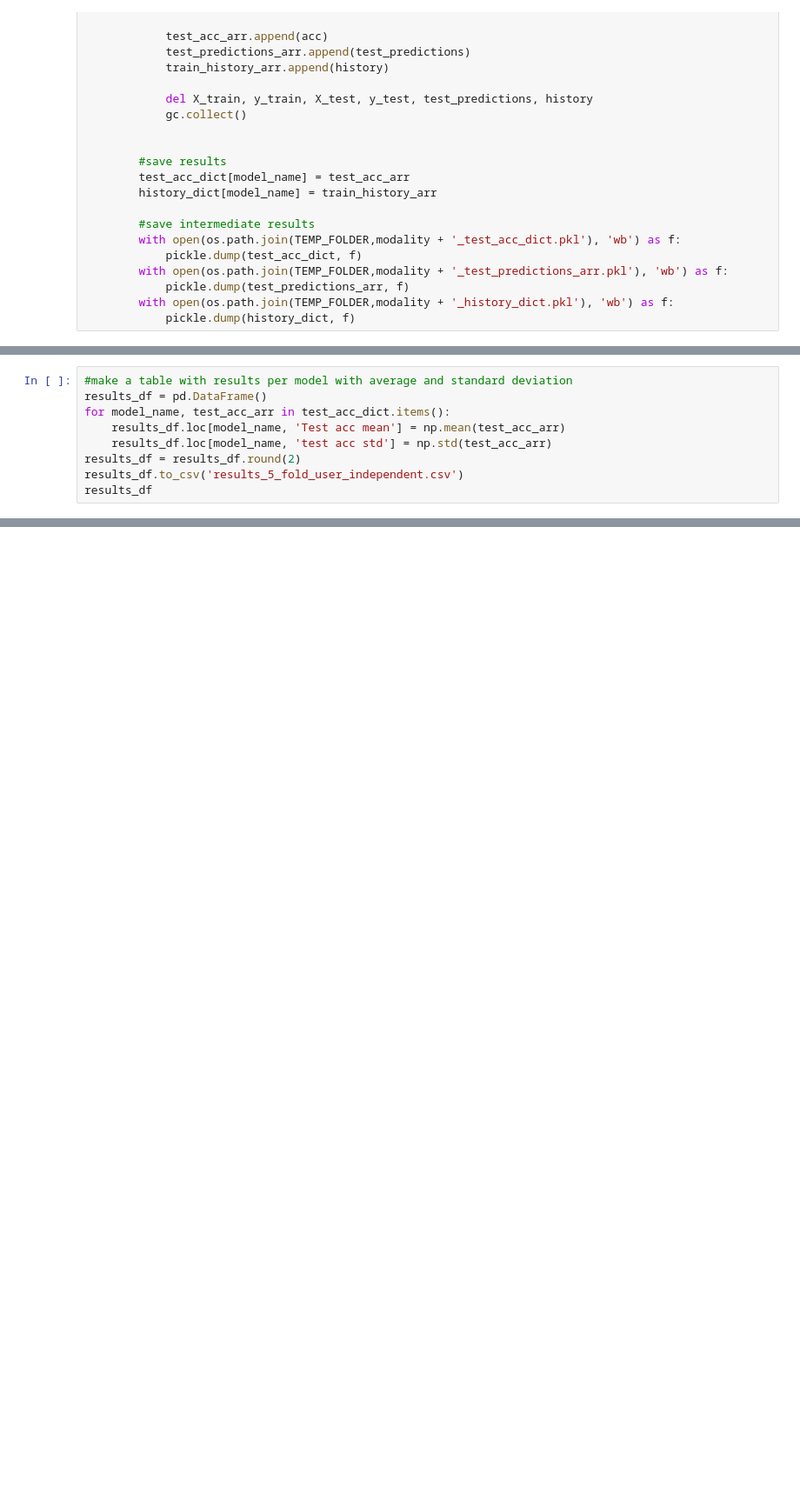
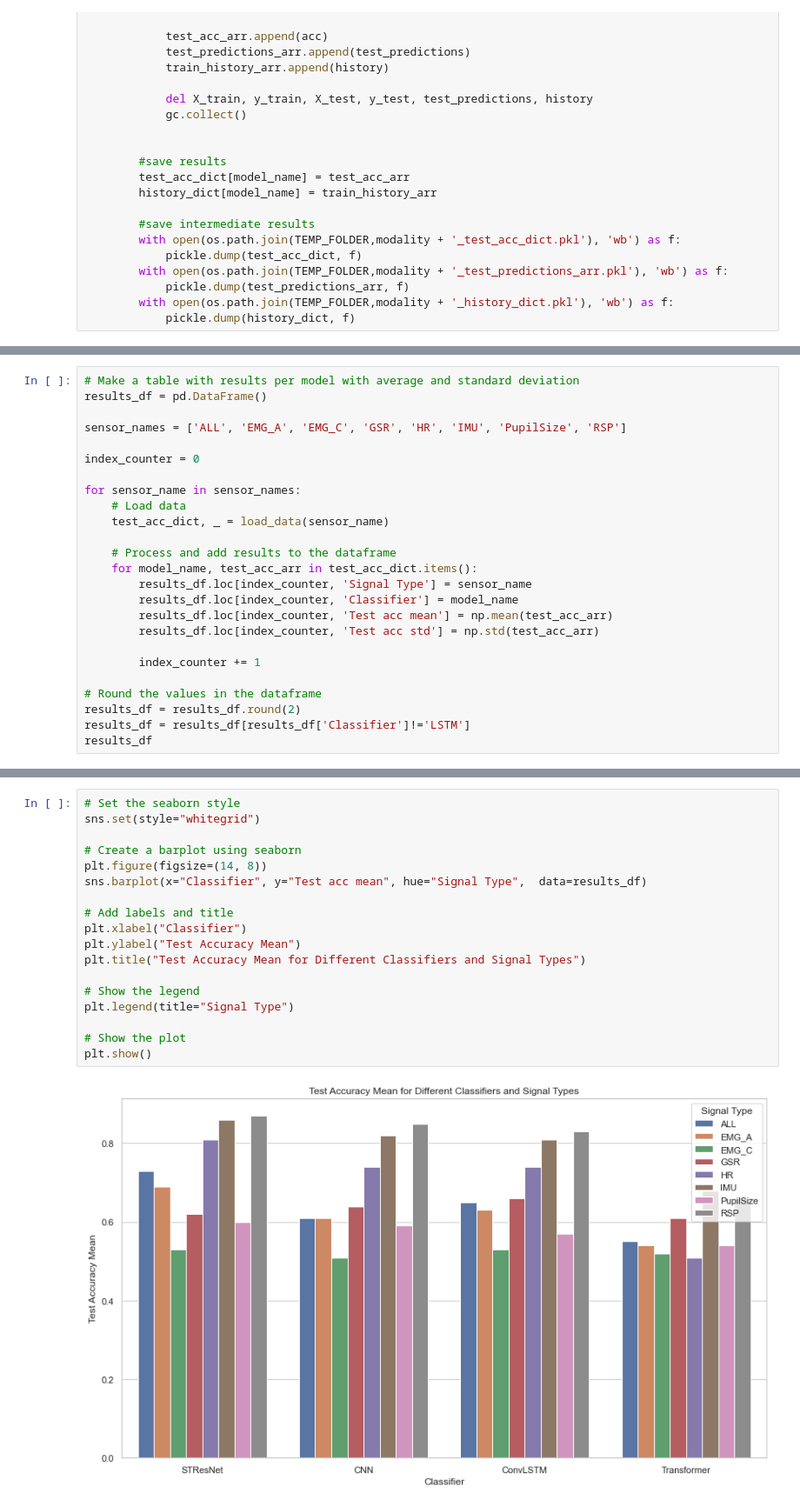
Before and after one commit to michalgnacek/co2-study, a Jupyter notebook: notebooks/7_end_to_end_train_eval.ipynb, the cells around one changed output, grey strips where cells are left out. Shown at 87% size. Saved outputs shown, nothing was run; the diff lists cells and outputs as text; blank space fills up the shorter version.

```diff
--- a/notebooks/7_end_to_end_train_eval.ipynb
+++ b/notebooks/7_end_to_end_train_eval.ipynb
@@ -431,9 +463,25 @@ with open('history_dict.pkl', 'rb') as f:
 # %%
-#make a table with results per model with average and standard deviation
+# Make a table with results per model with average and standard deviation
 results_df = pd.DataFrame()
-for model_name, test_acc_arr in test_acc_dict.items():
-    results_df.loc[model_name, 'Test acc mean'] = np.mean(test_acc_arr)
-    results_df.loc[model_name, 'test acc std'] = np.std(test_acc_arr)
+
+sensor_names = ['ALL', 'EMG_A', 'EMG_C', 'GSR', 'HR', 'IMU', 'PupilSize', 'RSP']
+
+index_counter = 0
+
+for sensor_name in sensor_names:
+    # Load data
+    test_acc_dict, _ = load_data(sensor_name)
+
+    # Process and add results to the dataframe
+    for model_name, test_acc_arr in test_acc_dict.items():
+        results_df.loc[index_counter, 'Signal Type'] = sensor_name
+        results_df.loc[index_counter, 'Classifier'] = model_name
+        results_df.loc[index_counter, 'Test acc mean'] = np.mean(test_acc_arr)
+        results_df.loc[index_counter, 'Test acc std'] = np.std(test_acc_arr)
+
+        index_counter += 1
+
+# Round the values in the dataframe
 results_df = results_df.round(2)
-results_df.to_csv('results_5_fold_user_independent.csv')
+results_df = results_df[results_df['Classifier']!='LSTM']
 results_df
@@ -439,0 +506,20 @@ results_df
+# %%
+# Set the seaborn style
+sns.set(style="whitegrid")
+
+# Create a barplot using seaborn
+plt.figure(figsize=(14, 8))
+sns.barplot(x="Classifier", y="Test acc mean", hue="Signal Type",  data=results_df)
+
+# Add labels and title
+plt.xlabel("Classifier")
+plt.ylabel("Test Accuracy Mean")
+plt.title("Test Accuracy Mean for Different Classifiers and Signal Types")
+
+# Show the legend
+plt.legend(title="Signal Type")
+
+# Show the plot
+plt.show()
+# %% [output]
+[figure, added]
```
Also changed, not shown: parts of 7 cells of this notebook, 4 other files.
